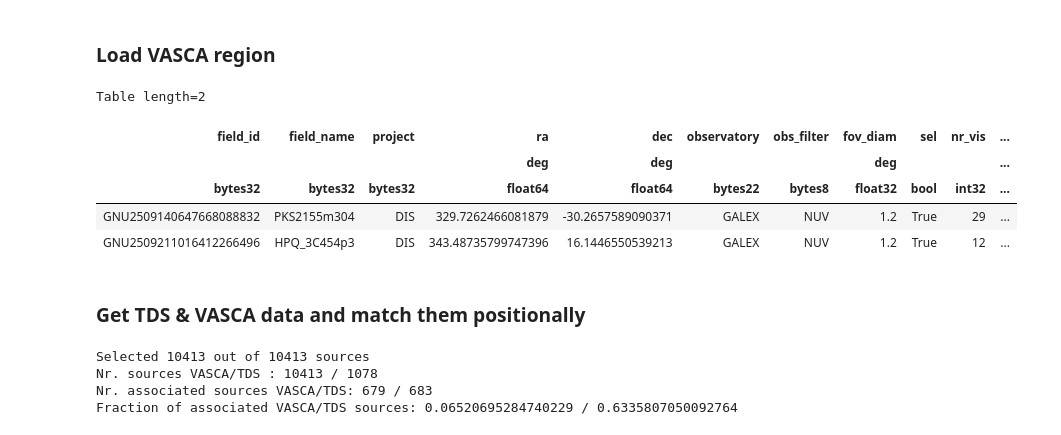
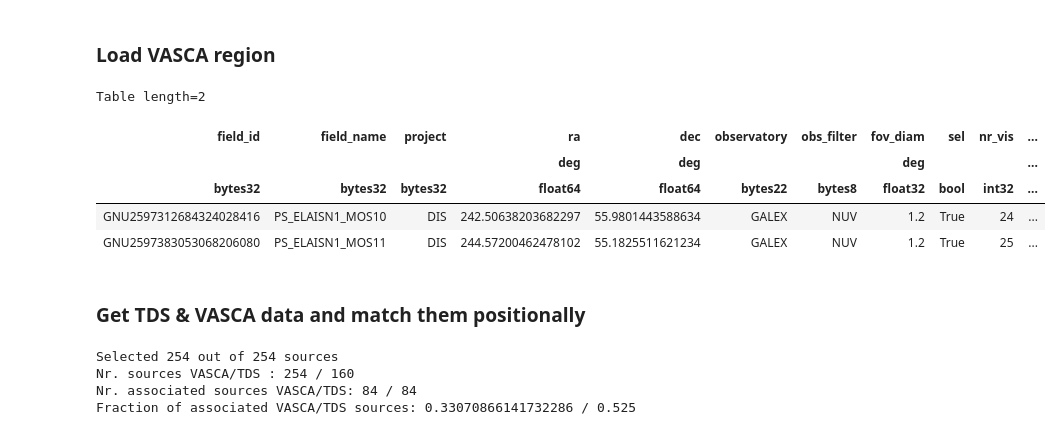
Before and after one commit to rbuehler/vasca, a Jupyter notebook: vasca/examples/inspect_TDS.ipynb, the cells around one changed output. Saved outputs shown, nothing was run; the diff lists cells and outputs as text; code cells hidden in the pictures.

```diff
--- a/vasca/examples/inspect_TDS.ipynb
+++ b/vasca/examples/inspect_TDS.ipynb
@@ -3,49 +3,43 @@
 # %% [markdown]
 ### Setup main notebook options
 # %%
-region_name = "ALL_10-800_LOOSE" #"TDS_ELAISN1"  #"ALL_10-800_LOOSE" #
-redo_src_sel = False  # Redo source selection in dedicated cell below
+region_name = "TDS_ELAISN1"  #"ALL_10-800_LOOSE" #"ALL_10-800_LOOSE" #
 # %% [markdown]
 ### Load VASCA region
 # %%
 # General path setup and library loading
 %matplotlib widget
 import matplotlib.pyplot as plt
 from scipy.stats import chi2
 import numpy as np
 
 from astropy.coordinates import SkyCoord, match_coordinates_sky
 from astropy import units as uu
 from astropy.table import Table
 from astropy.io import fits
 
 from loguru import logger
 
 from vasca.region import Region
 from vasca.field import BaseField
 from vasca.utils import sel_sources
 import vasca.visualization as vvis
 
 #Load region
 region_fname = "./vasca_pipeline/"+region_name+"/region_"+region_name+"_cat.fits"
 rg = Region()
 rg.load_from_fits(region_fname)
 display(rg.tt_fields[:2])
 
-#Apply source selections
-if redo_src_sel:
-    sel_vasca =  sel_sources(rg.tt_sources)
-    rg.tt_sources["sel"][:]=sel_vasca
-else:
-    sel_vasca = rg.tt_sources["sel"]
+sel_vasca = rg.tt_sources["sel"]
 tt_vasca = rg.tt_sources[sel_vasca]
 # %% [output]
 Table length=2
 | field_id | field_name | project | ra | dec | observatory | obs_filter | fov_diam | sel | nr_vis | ... |
 |  |  |  | deg | deg |  |  | deg |  |  | ... |
 | bytes32 | bytes32 | bytes32 | float64 | float64 | bytes22 | bytes8 | float32 | bool | int32 | ... |
-| GNU2509140647668088832 | PKS2155m304 | DIS | 329.7262466081879 | -30.2657589090371 | GALEX | NUV | 1.2 | True | 29 | ... |
-| GNU2509211016412266496 | HPQ_3C454p3 | DIS | 343.48735799747396 | 16.1446550539213 | GALEX | NUV | 1.2 | True | 12 | ... |
+| GNU2597312684324028416 | PS_ELAISN1_MOS10 | DIS | 242.50638203682297 | 55.9801443588634 | GALEX | NUV | 1.2 | True | 24 | ... |
+| GNU2597383053068206080 | PS_ELAISN1_MOS11 | DIS | 244.57200462478102 | 55.1825511621234 | GALEX | NUV | 1.2 | True | 25 | ... |
 # %% [markdown]
 ### Get TDS & VASCA data and match them positionally
 # %%
@@ -88,10 +82,10 @@ print("Nr. sources VASCA/TDS :",len(tt_vasca),"/",len(tt_tds))
 print("Nr. associated sources VASCA/TDS:",sel_vmt.sum(),"/",sel_tmv.sum())
 print("Fraction of associated VASCA/TDS sources:",sel_vmt.sum()/len(tt_vasca),"/",sel_tmv.sum()/len(tt_tds))
 # %% [output]
-Selected 10413 out of 10413 sources
-Nr. sources VASCA/TDS : 10413 / 1078
-Nr. associated sources VASCA/TDS: 679 / 683
-Fraction of associated VASCA/TDS sources: 0.06520695284740229 / 0.6335807050092764
+Selected 254 out of 254 sources
+Nr. sources VASCA/TDS : 254 / 160
+Nr. associated sources VASCA/TDS: 84 / 84
+Fraction of associated VASCA/TDS sources: 0.33070866141732286 / 0.525
 # %%
 #PS_ELAISN1_MOS15 is field_id GNU2597664528044916736 (TDE PS1-10jh field)
 field_id = "GNU2597664528044916736" #rg.tt_fields["field_id"][0]
```
Also changed, not shown: parts of 1 cell of this notebook, 3 other files.
